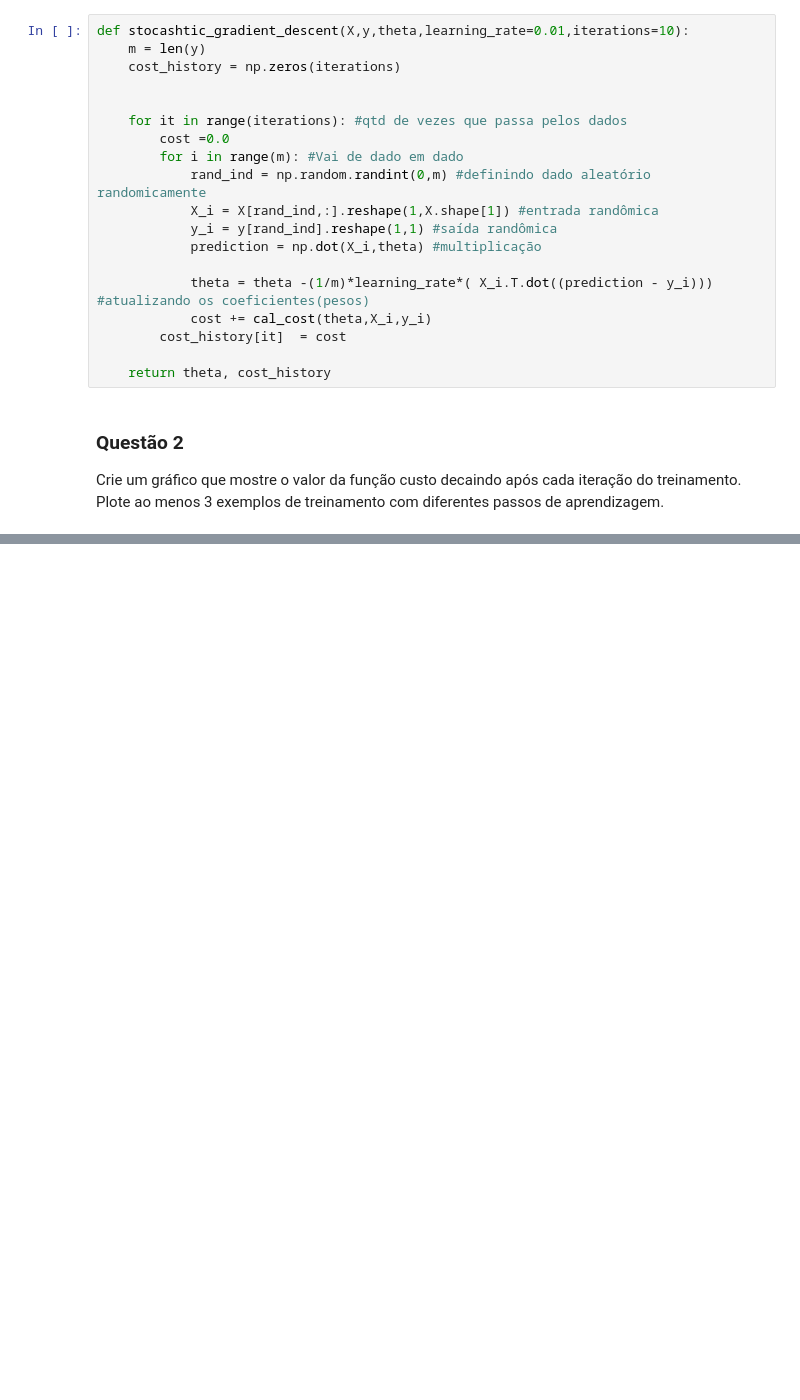
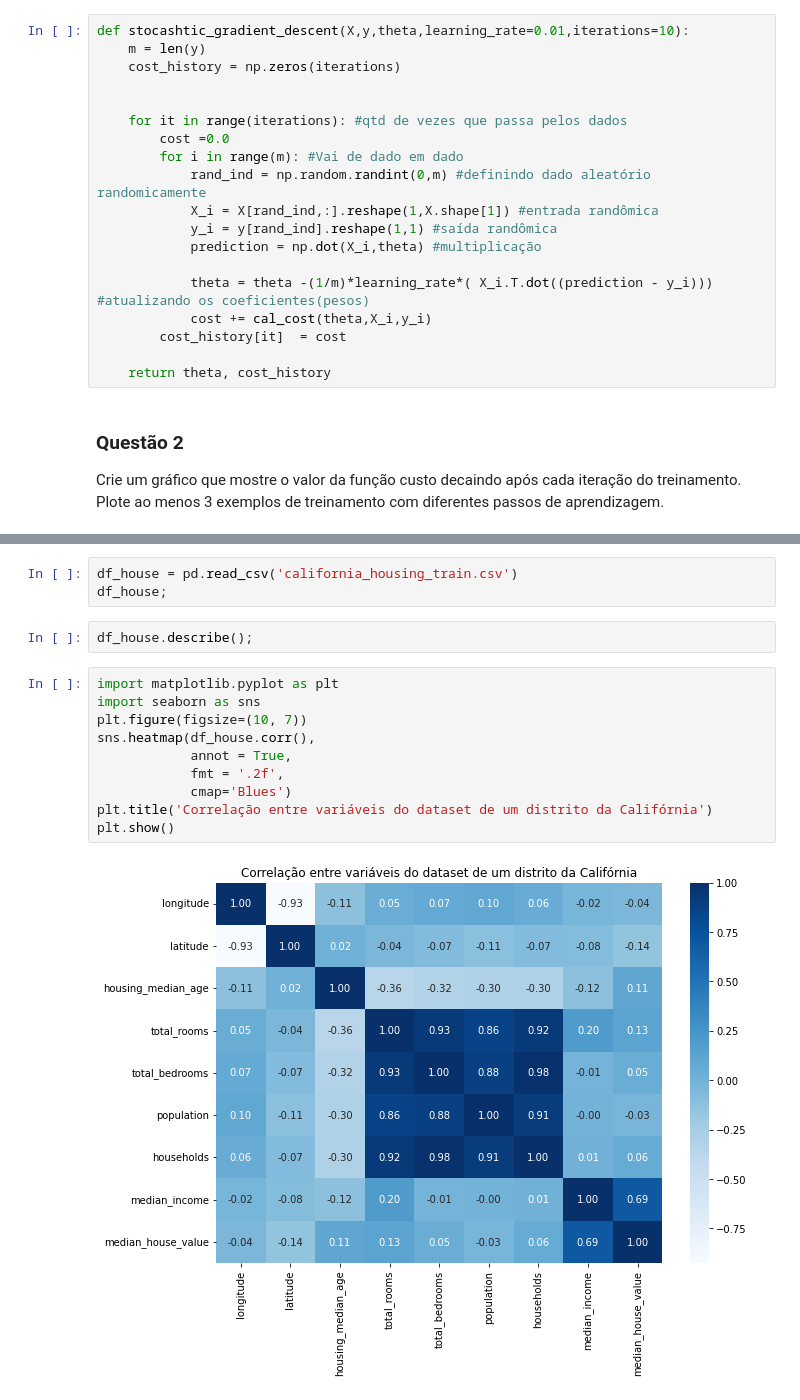
Before and after one commit to Ruann-01/Python_IA, a Jupyter notebook: Atividade 3/Atividade 3 -- Regressão Linear.ipynb, the cells around one changed output, grey strips where cells are left out. Drawn from its saved outputs; the diff is of its cells as text; blank space fills up the shorter version.

```diff
--- a/Atividade 3/Atividade 3 -- Regressão Linear.ipynb
+++ b/Atividade 3/Atividade 3 -- Regressão Linear.ipynb
@@ -238,0 +239,17 @@ Mostre as mesmas informações pedidas nas questões anteriores sobre a regress
+# %%
+df_house = pd.read_csv('california_housing_train.csv')
+df_house;
+# %%
+df_house.describe();
+# %%
+import matplotlib.pyplot as plt
+import seaborn as sns
+plt.figure(figsize=(10, 7))
+sns.heatmap(df_house.corr(),
+            annot = True,
+            fmt = '.2f',
+            cmap='Blues')
+plt.title('Correlação entre variáveis do dataset de um distrito da Califórnia')
+plt.show()
+# %% [output]
+[figure, added]
```
Also changed, not shown: parts of 26 cells of this notebook, 1 other file.
